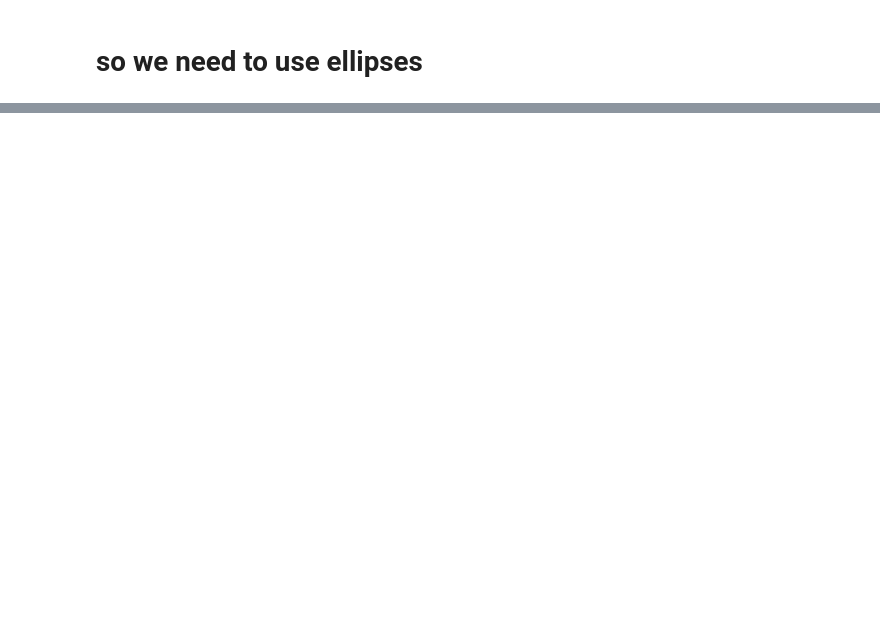
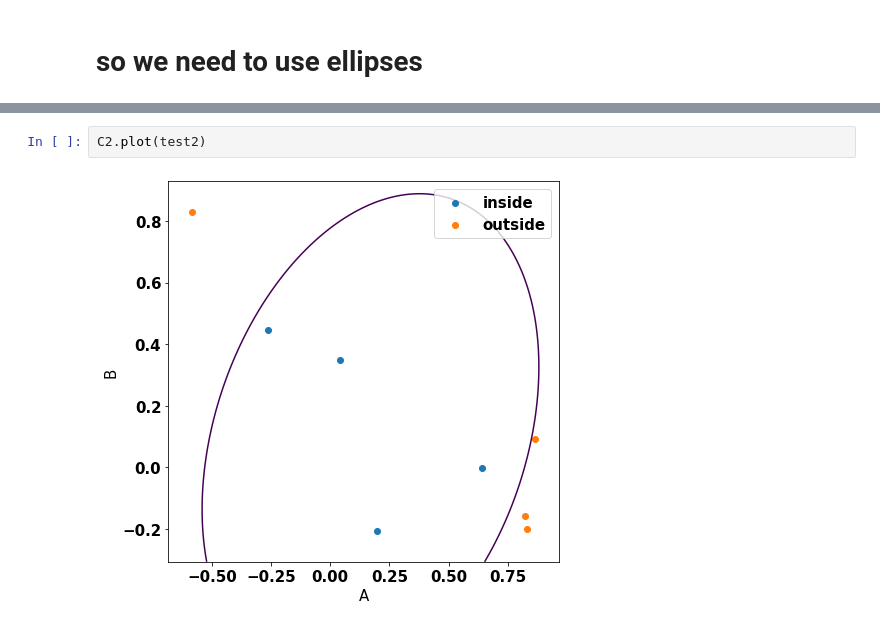
Before and after one commit to manyasha-n-m/rokz, a Jupyter notebook: rokz_labs/lab2/lab2.ipynb, the cells around one changed output, grey strips where cells are left out. Drawn from its saved outputs; the diff is of its cells as text; blank space fills up the shorter version.

```diff
--- a/rokz_labs/lab2/lab2.ipynb
+++ b/rokz_labs/lab2/lab2.ipynb
@@ -135,0 +178,4 @@ C.plot(train1)
+# %%
+C2.plot(test2)
+# %% [output]
+[figure, added]
```
Also changed, not shown: parts of 13 cells of this notebook.
